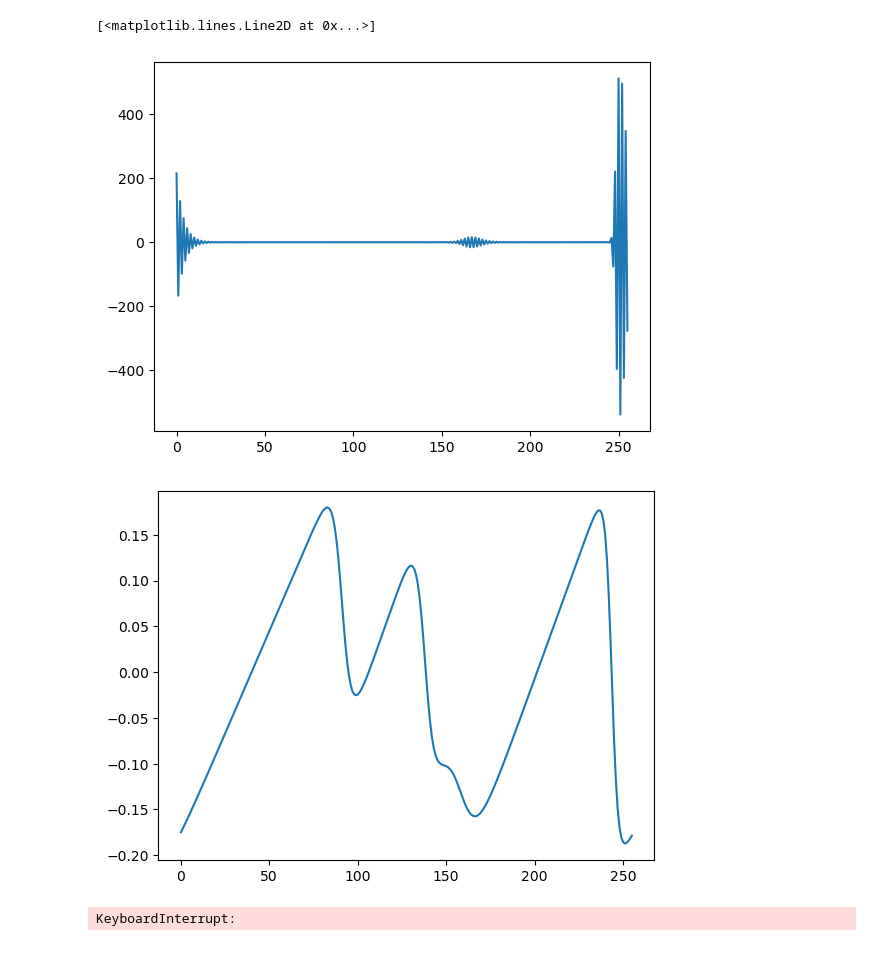
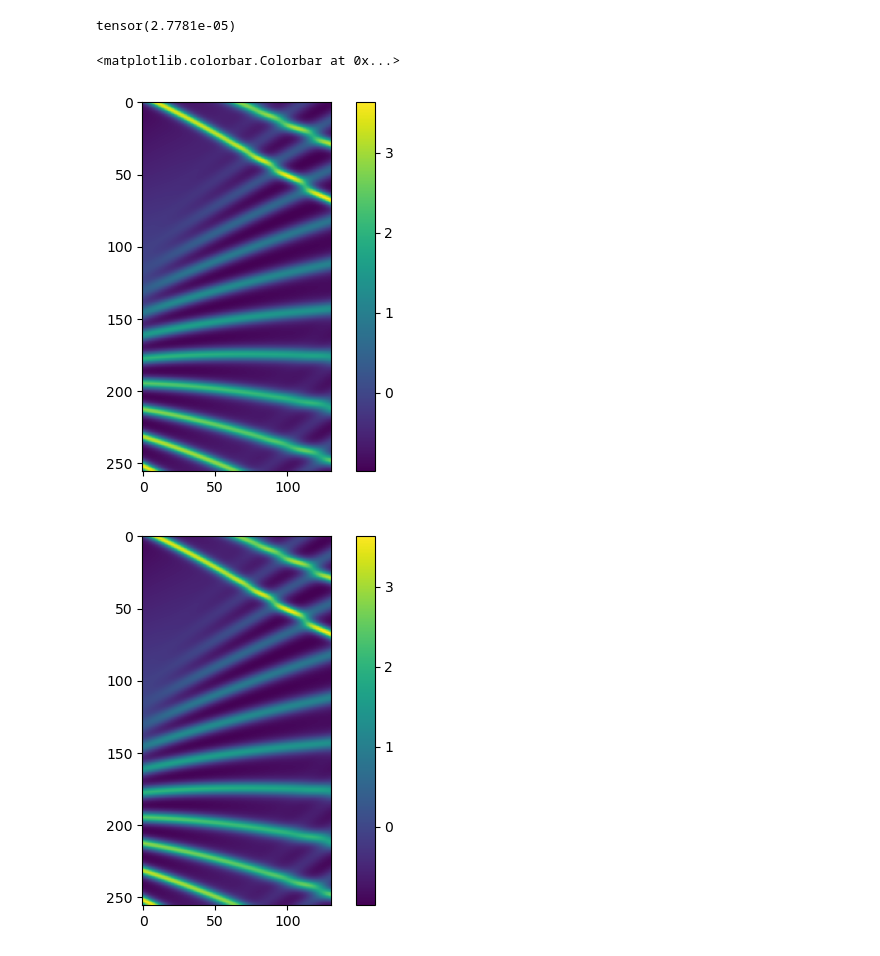
Before and after one commit to yegonkim/stap, a Jupyter notebook: debug_timestep.ipynb, the cells around one changed output. Cells and saved outputs as stored; diff of their text form; code cells hidden in the pictures.

```diff
--- a/debug_timestep.ipynb
+++ b/debug_timestep.ipynb
@@ -15,7 +15,7 @@ from generate_data import generate_timestep
 from tqdm import tqdm
 
 hydra.initialize(config_path="cfg_long_hal", version_base=None)
-cfg = hydra.compose(config_name="config", overrides=["task=Burgers"])
+cfg = hydra.compose(config_name="config", overrides=["task=KS", "nt=131"])
 # %%
 with h5py.File(cfg.dataset.train_path, 'r') as f:
     # Traj_dataset.traj_train = torch.tensor(f['train']['pde_140-256'][:10000, :131], dtype=torch.float32, device=cfg.device)
@@ -108,33 +23,28 @@ tensor([[ 2.1505e+02, -1.6651e+02,  1.2830e+02, -9.7910e+01,  7.5247e+01,
+# %%
+
+x = traj[0, :1, :]
+solution = []
+y_pred = x
+solution.append(y_pred)
+for i in tqdm(range(cfg.nt-1)):
+    y_pred = generate_timestep(y_pred, 0, cfg)
+    solution.append(y_pred)
+solution = torch.cat(solution, dim=0)
+
+real = traj[0, :131, :]
+# %%
+print(torch.norm(real-solution)/ torch.norm(real))
+# %% [output]
+tensor(2.7781e-05)
 # %%
 plt.figure()
-plt.plot(ret[0].cpu())
+plt.imshow(real.cpu().numpy().T)
+plt.colorbar()
 
 plt.figure()
-plt.plot(traj[0,0].cpu())
+plt.imshow(solution.cpu().numpy().T)
+plt.colorbar()
 # %% [output]
-[<matplotlib.lines.Line2D at 0x...>]
+<matplotlib.colorbar.Colorbar at 0x...>
-[figure, old version]
+[figure, new version]
-[figure, old version]
+[figure, new version]
-# %%
-
-x = traj[0:1000, 0, :]
-
-solution = []
-y_pred = x
-solution.append(y_pred)
-for i in tqdm(range(5)):
-    y_pred = generate_timestep(y_pred, 0, cfg)
-    solution.append(y_pred)
-solution = torch.cat(solution, dim=0)
-
-real = traj[0, :131, :]
-
-plt.figure()
-plt.imshow(solution.T)
-plt.colorbar()
-
-plt.figure()
-plt.imshow(real.T)
-plt.colorbar()
-# %% [output]
-KeyboardInterrupt:
```
Also changed, not shown: parts of 5 cells of this notebook, 47 other files.
